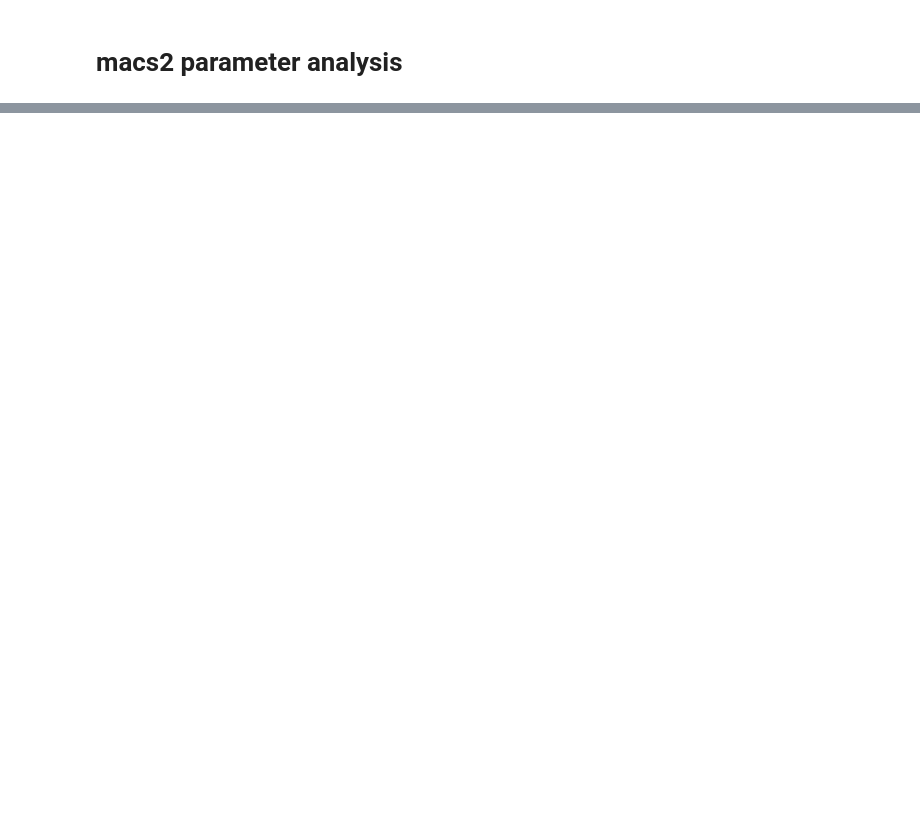
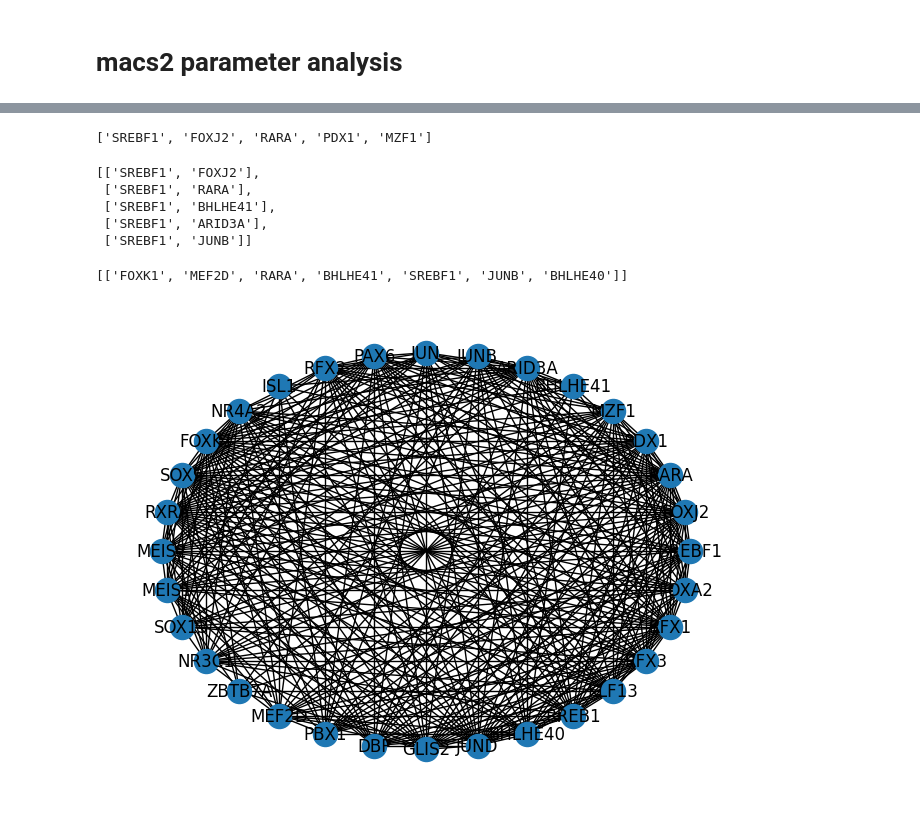
Before and after one commit to jieyi97/CRC-Construction, a Jupyter notebook: python_scripts.ipynb, the cells around one changed output, grey strips where cells are left out. Cells and saved outputs as stored; diff of their text form; code cells hidden in the pictures; blank space fills up the shorter version.

```diff
--- a/python_scripts.ipynb
+++ b/python_scripts.ipynb
@@ -725,0 +889,27 @@ for superEnh in superLoci:
+# %%
+autoreg = nx.selfloop_edges(graph)
+# %%
+selfLoops = [x for x,y in autoreg]
+selfLoops[0:5]
+# %% [output]
+['SREBF1', 'FOXJ2', 'RARA', 'PDX1', 'MZF1']
+# %%
+# Recover all bidirectional edges and create a file of TF-TF interactions
+pairs = []
+for n in selfLoops:
+    for m in selfLoops:
+        if n != m:
+            if graph.has_edge(n,m) and graph.has_edge(m,n):
+                pairs.append([n,m])
+pairs[:5]
+# %% [output]
+[['SREBF1', 'FOXJ2'],
+ ['SREBF1', 'RARA'],
+ ['SREBF1', 'BHLHE41'],
+ ['SREBF1', 'ARID3A'],
+ ['SREBF1', 'JUNB']]
+# %%
+# fill up the graph
+G = nx.Graph()
+G.add_nodes_from(selfLoops)
+G.add_edges_from(pairs)
@@ -725,0 +919,8 @@ for superEnh in superLoci:
+# %%
+cliqueList[:1]
+# %% [output]
+[['FOXK1', 'MEF2D', 'RARA', 'BHLHE41', 'SREBF1', 'JUNB', 'BHLHE40']]
+# %%
+nx.draw_circular(G, with_labels=True)
+# %% [output]
+[figure, added]
```
Also changed, not shown: parts of 119 cells of this notebook, 3 other files.
